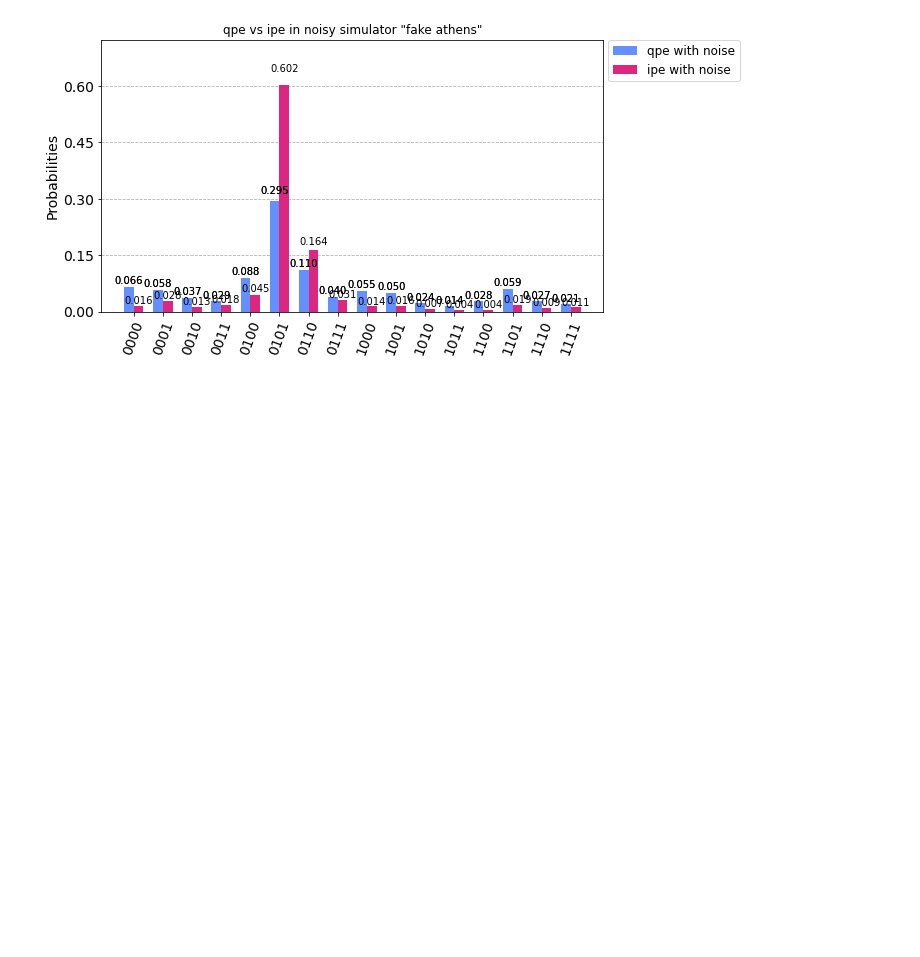
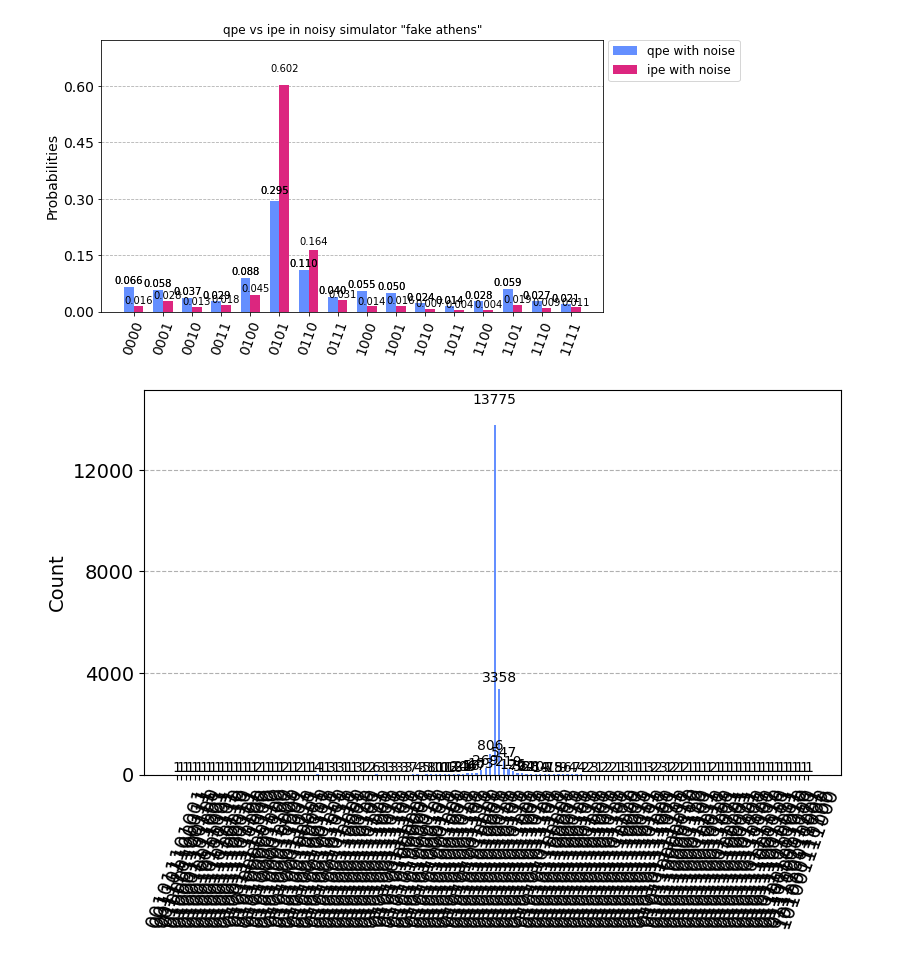
Before and after one commit to niccolot/Quantum_computing, a Jupyter notebook: qiskit/Iterative_phase_estimation/Iterative phase estimation.ipynb, the cells around one changed output. Cells and saved outputs as stored; diff of their text form; code cells hidden in the pictures; blank space fills up the shorter version.

```diff
--- a/qiskit/Iterative_phase_estimation/Iterative phase estimation.ipynb
+++ b/qiskit/Iterative_phase_estimation/Iterative phase estimation.ipynb
@@ -37,7 +34,7 @@ def reset_qc(qc):
     qc.barrier()
     return qc
 # %%
-cb = 4
+cb = 12
 qr = QuantumRegister(2)
 cr = ClassicalRegister(cb)
 
@@ -76,4 +73,4 @@ for k in range(2,cb+1):
     IPE.cp(2*np.pi*theta*2**(cb-k),0,1)
     IPE = x_measure(IPE,0,k-1)
 
-IPE.draw('mpl',fold=16)
+#IPE.draw('mpl',fold=16)
@@ -297,3 +294,15 @@ plot_histogram([qpe_noisy_counts,ipe_noisy_counts], legend=['qpe with noise', 'i
                figsize=(9,5),title='qpe vs ipe in noisy simulator "fake athens"')
 # %% [output]
 [figure]
+# %%
+shots = 20000
+IPE_trans_exact = transpile(IPE, sim)
+
+ipe_exact_res = execute(IPE_trans_exact, sim,shots=shots).result()
+
+ipe_exact_counts = ipe_exact_res.get_counts()
+# %%
+plot_histogram(ipe_exact_counts,
+               figsize=(9,5))
+# %% [output]
+[figure, added]
```
Also changed, not shown: parts of 4 cells of this notebook, 3 other files.
